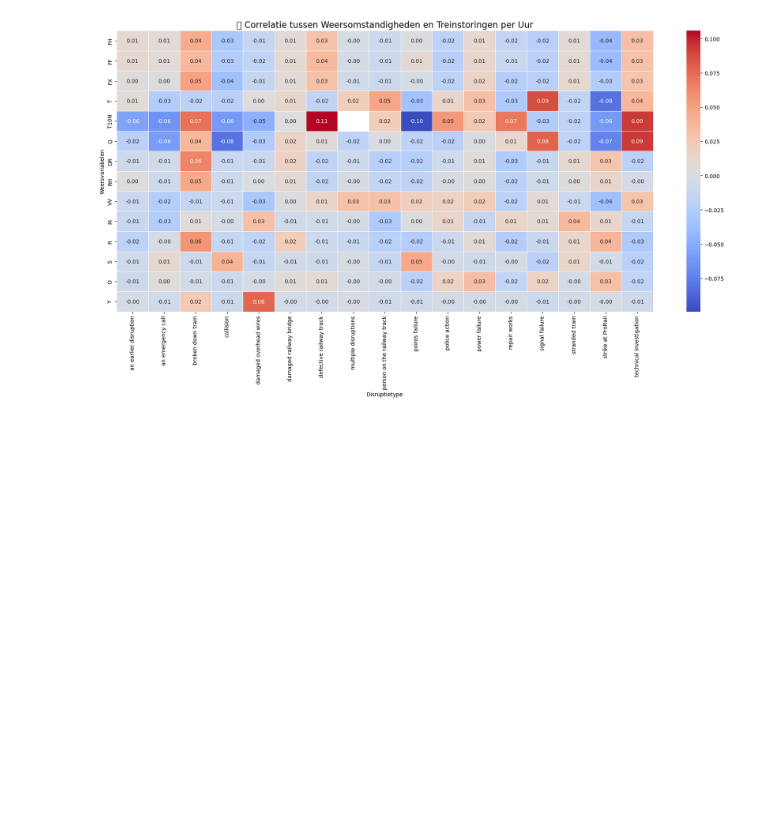
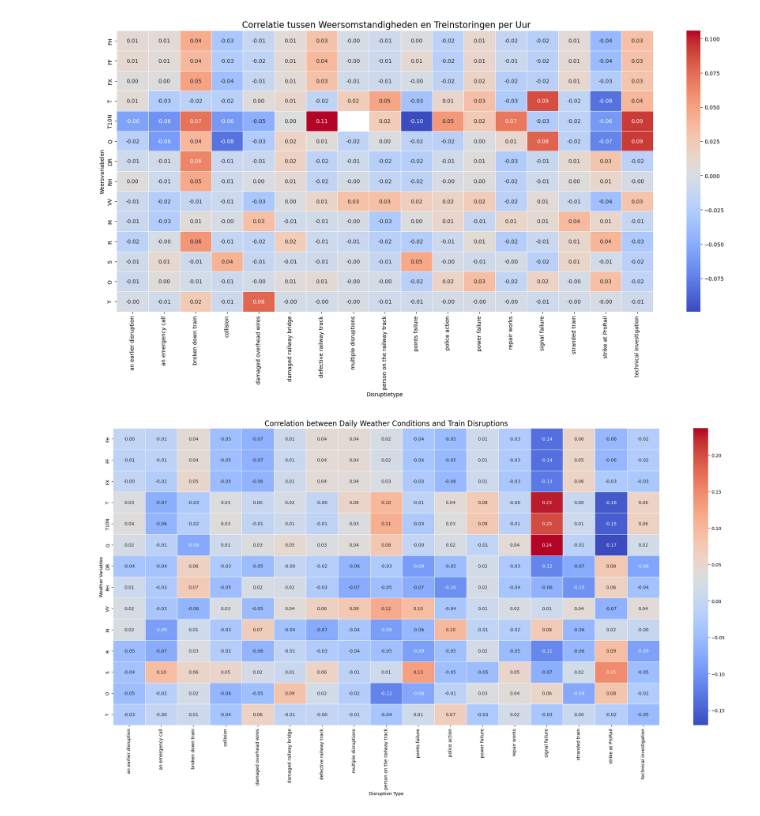
Before and after one commit to Tjerko2002/TIL-groepje-1, a Jupyter notebook: Project_Group_1.ipynb, the cells around one changed output. Drawn from its saved outputs; the diff is of its cells as text; code cells hidden in the pictures; blank space fills up the shorter version.

Commit message:
Update Project_Group_1.ipynb
Updated the heatmap to 24 hours instead of per hour

```diff
--- a/Project_Group_1.ipynb
+++ b/Project_Group_1.ipynb
@@ -451,3 +451,94 @@ plt.tight_layout()
 plt.show()
 # %% [output]
 [figure]
+# %%
+import pandas as pd
+import seaborn as sns
+import matplotlib.pyplot as plt
+from sklearn.preprocessing import StandardScaler
+
+# ========================
+# 1. Load and prepare weather data
+# ========================
+df_weather = pd.read_parquet('data/df_weather_5_stations.parquet')
+
+# Format hour and create datetime
+df_weather['HH'] = df_weather['HH'].astype(str).str.zfill(2)
+df_weather['datetime_str'] = df_weather['YYYYMMDD'].astype(str) + df_weather['HH']
+df_weather = df_weather[df_weather['datetime_str'].str.len() == 10]
+df_weather['datetime'] = pd.to_datetime(df_weather['datetime_str'], format='%Y%m%d%H', errors='coerce')
+df_weather = df_weather.dropna(subset=['datetime'])
+
+# Weather columns
+weather_cols = ['FH','FF','FX','T','T10N','Q','DR','RH','VV','M','R','S','O','Y']
+df_weather_sel = df_weather[['datetime'] + weather_cols].copy()
+
+# Convert units where needed
+for col in ['FH','FF','FX','T','RH','DR']:
+    if col in df_weather_sel.columns:
+        df_weather_sel[col] = df_weather_sel[col] / 10
+
+# Create daily blocks
+df_weather_sel['block_day'] = df_weather_sel['datetime'].dt.floor('D')
+
+# Aggregate weather per day (mean values)
+df_weather_day = df_weather_sel.groupby('block_day')[weather_cols].mean().reset_index()
+
+# ========================
+# 2. Load and prepare disruptions
+# ========================
+df_disruptions = pd.read_csv('data/disruptions_filtered_top15_causes.csv')
+df_disruptions['start_time'] = pd.to_datetime(df_disruptions['start_time'])
+df_disruptions['block_day'] = df_disruptions['start_time'].dt.floor('D')
+df_disruptions['flag'] = 1
+
+# Count disruptions per day per cause
+df_disruption_day = (
+    df_disruptions
+    .pivot_table(
+        index='block_day',
+        columns='cause_en',
+        values='flag',
+        aggfunc='sum',
+        fill_value=0
+    )
+    .reset_index()
+)
+
+# ========================
+# 3. Merge weather and disruptions
+# ========================
+merged_day = pd.merge(df_weather_day, df_disruption_day, on='block_day', how='inner')
+
+# Standardize weather variables
+scaler = StandardScaler()
+merged_day[weather_cols] = scaler.fit_transform(merged_day[weather_cols])
+
+# ========================
+# 4. Correlation analysis
+# ========================
+all_cols = merged_day.columns.tolist()
+disruption_cols = [c for c in all_cols if c not in weather_cols + ['block_day']]
+
+# Spearman correlation
+corr_matrix_day = merged_day.drop(columns=['block_day']).corr(method='spearman')
+corr_sub_day = corr_matrix_day.loc[weather_cols, disruption_cols]
+
+# ========================
+# 5. Plot heatmap
+# ========================
+plt.figure(figsize=(22, 12))
+sns.heatmap(
+    corr_sub_day,
+    annot=True,
+    fmt=".2f",
+    cmap='coolwarm',
+    linewidths=0.5
+)
+plt.title('Correlation between Daily Weather Conditions and Train Disruptions', fontsize=16)
+plt.xlabel('Disruption Type')
+plt.ylabel('Weather Variables')
+plt.tight_layout()
+plt.show()
+# %% [output]
+[figure, added]
```
Also changed, not shown: parts of 2 cells of this notebook.
